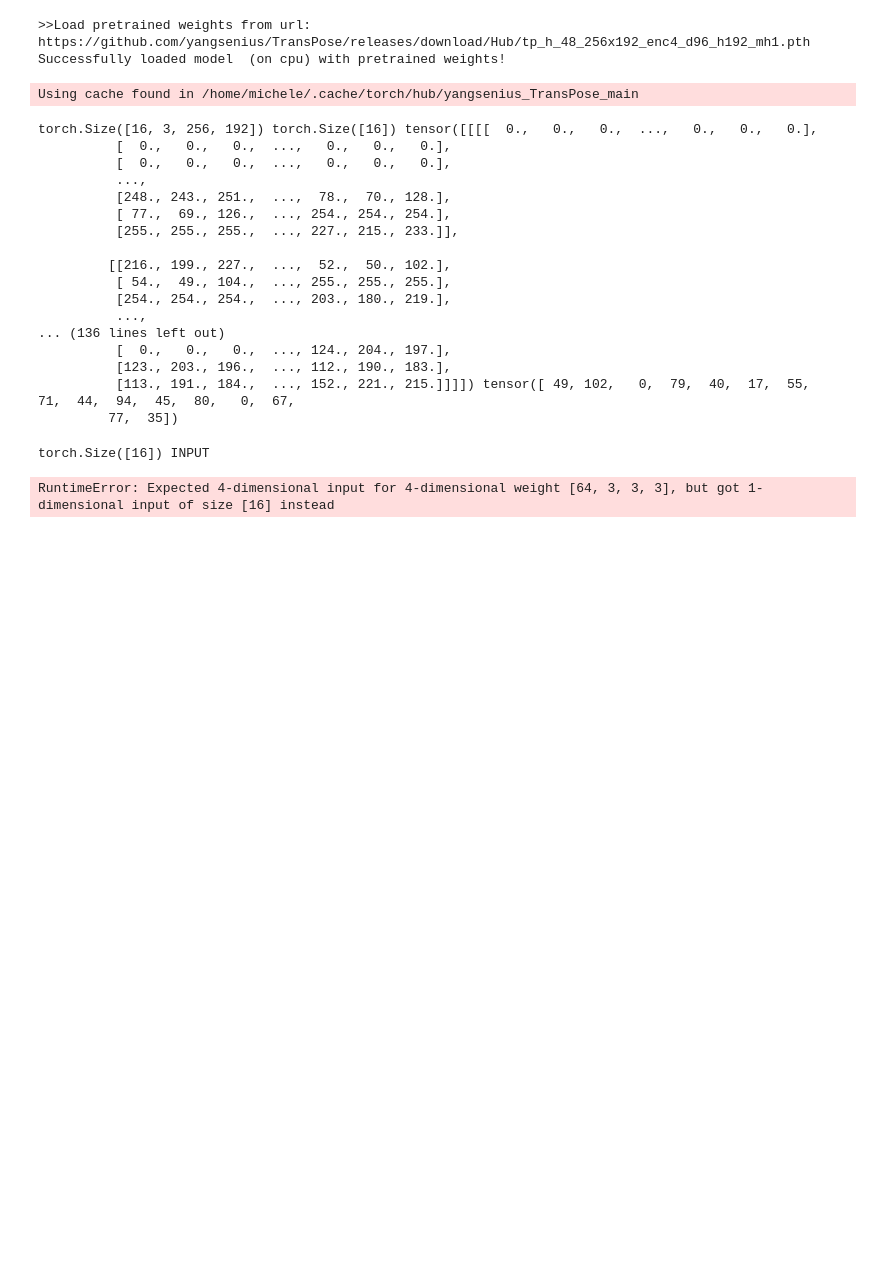
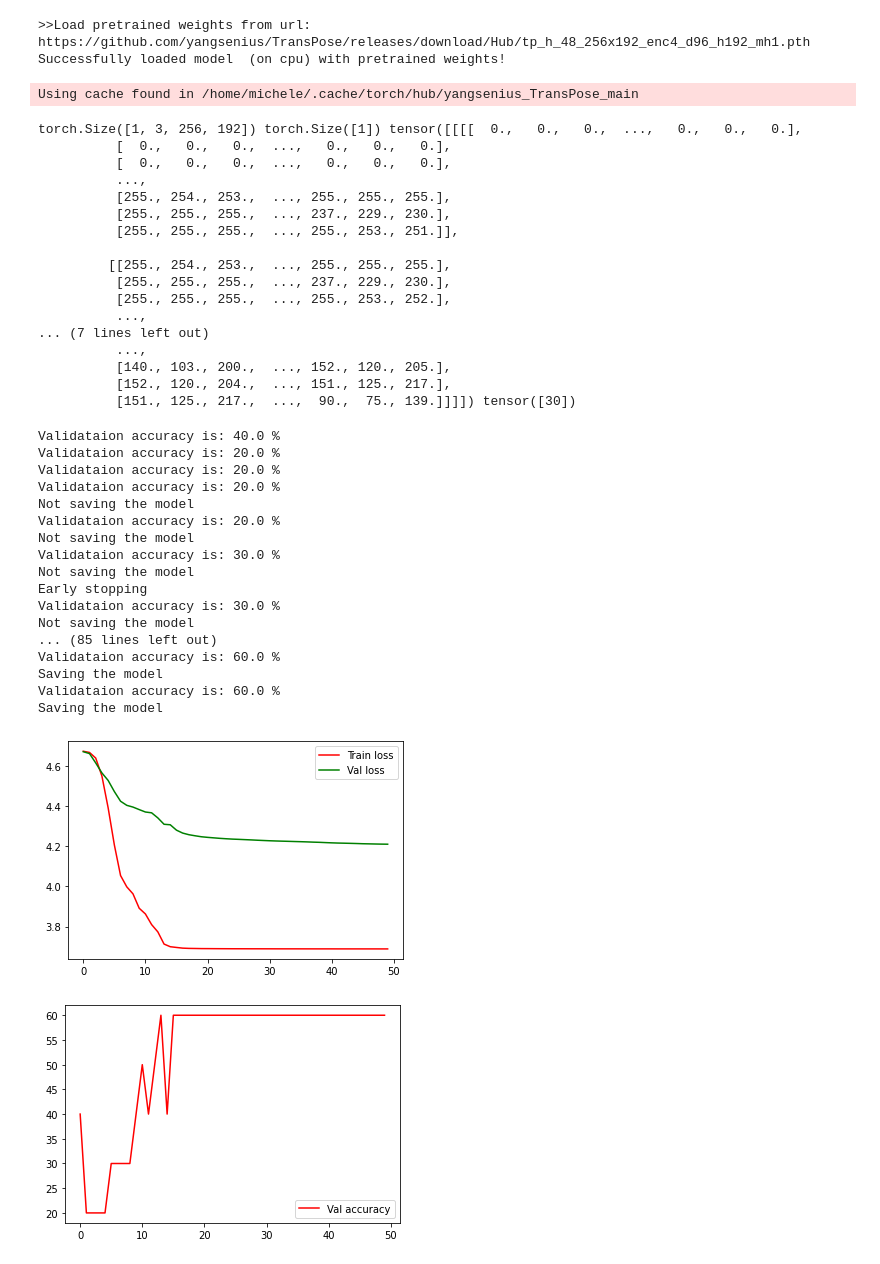
Before and after one commit to michele17284/YogaPose, a Jupyter notebook: YogaPose.ipynb, the cells around one changed output. Cells and saved outputs as stored; diff of their text form; code cells hidden in the pictures; blank space fills up the shorter version.

Commit message:
working model but too slow and doesn't learn

```diff
--- a/YogaPose.ipynb
+++ b/YogaPose.ipynb
@@ -130,6 +126,7 @@ dataset = YogaPoseDataset(DATASET_PATH)
 split_position = int((len(dataset)//10)*7)
 trainset = dataset[:split_position]
 testset = dataset[split_position:]
+trainset = dataset[:10]
 print(trainset)
 # %% [output]
 libpng warning: Ignoring incorrect cHRM white(.34575,.35855) r(.6485,.33088)g(.32121,.59787)b(.15589,.06604) when sRGB is also present
@@ -191,9 +200,9 @@ class PoseClassifier(nn.Module):
 # %%
 num_classes = 107
 model = PoseClassifier(n_class=num_classes)
-num_epochs = 30
-batch_size = 16
-learning_rate = 1e-3
+num_epochs = 50
+batch_size = 1
+learning_rate = 1e-4
 learning_rate_decay = 0.99
 params_to_update = model.parameters()
 def update_lr(optimizer, lr):
@@ -220,7 +229,8 @@ else:
 criterion = nn.CrossEntropyLoss()
 optimizer = torch.optim.Adam(params_to_update, lr=learning_rate)
 train_loader = torch.utils.data.DataLoader(dataset=trainset,batch_size=batch_size,shuffle=False,collate_fn=dataset.collate_fn)
-val_loader = torch.utils.data.DataLoader(dataset=testset,batch_size=batch_size,shuffle=False,collate_fn=dataset.collate_fn)
+#val_loader = torch.utils.data.DataLoader(dataset=testset,batch_size=batch_size,shuffle=False,collate_fn=dataset.collate_fn)
+val_loader = torch.utils.data.DataLoader(dataset=trainset,batch_size=batch_size,shuffle=False,collate_fn=dataset.collate_fn)
 # Train the model
 lr = learning_rate
 total_step = len(train_loader)
@@ -234,23 +244,23 @@ for image,label in train_loader:
     print(image.size(),label.size(),image,label)
     break
 # %% [output]
-torch.Size([16, 3, 256, 192]) torch.Size([16]) tensor([[[[  0.,   0.,   0.,  ...,   0.,   0.,   0.],
+torch.Size([1, 3, 256, 192]) torch.Size([1]) tensor([[[[  0.,   0.,   0.,  ...,   0.,   0.,   0.],
           [  0.,   0.,   0.,  ...,   0.,   0.,   0.],
           [  0.,   0.,   0.,  ...,   0.,   0.,   0.],
           ...,
-          [248., 243., 251.,  ...,  78.,  70., 128.],
-          [ 77.,  69., 126.,  ..., 254., 254., 254.],
-          [255., 255., 255.,  ..., 227., 215., 233.]],
+          [255., 254., 253.,  ..., 255., 255., 255.],
+          [255., 255., 255.,  ..., 237., 229., 230.],
+          [255., 255., 255.,  ..., 255., 253., 251.]],
 
-         [[216., 199., 227.,  ...,  52.,  50., 102.],
-          [ 54.,  49., 104.,  ..., 255., 255., 255.],
-          [254., 254., 254.,  ..., 203., 180., 219.],
+         [[255., 254., 253.,  ..., 255., 255., 255.],
+          [255., 255., 255.,  ..., 237., 229., 230.],
+          [255., 255., 255.,  ..., 255., 253., 252.],
           ...,
-... (136 lines left out)
-          [  0.,   0.,   0.,  ..., 124., 204., 197.],
-          [123., 203., 196.,  ..., 112., 190., 183.],
-          [113., 191., 184.,  ..., 152., 221., 215.]]]]) tensor([ 49, 102,   0,  79,  40,  17,  55,  71,  44,  94,  45,  80,   0,  67,
-         77,  35])
+... (7 lines left out)
+          ...,
+          [140., 103., 200.,  ..., 152., 120., 205.],
+          [152., 120., 204.,  ..., 151., 125., 217.],
+          [151., 125., 217.,  ...,  90.,  75., 139.]]]]) tensor([30])
 # %%
 model.to(device)
 params_to_update = model.parameters()
@@ -310,9 +320,13 @@ for epoch in range(num_epochs):
             labels = labels.to(device)
 
             outputs = model(images)
+            #print(outputs)
+            #print(torch.sum(outputs[0]),torch.sum(outputs[1]))
             _, predicted = torch.max(outputs.data, 1)
 
             total += labels.size(0)
+            #print("PREDICTED",predicted)
+            #print("LABELS",labels)
             correct += (predicted == labels).sum().item()
 
             loss = criterion(outputs, labels)
@@ -322,32 +336,63 @@ for epoch in range(num_epochs):
 
         accuracy = 100 * correct / total
         accuracy_val.append(accuracy)
 
         print('Validataion accuracy is: {} %'.format(accuracy))
         #################################################################################
         # TODO: Q2.b Use the early stopping mechanism from previous questions to save   #
         # the model with the best validation accuracy so-far (use best_model).          #
         #################################################################################
 
         # *****START OF YOUR CODE (DO NOT DELETE/MODIFY THIS LINE)*****
         early_stop = False
         patience = 3
         if epoch > patience - 1:
             for j in range(patience - 1):
                 if max(accuracy_val) > list(reversed(accuracy_val))[j]:
                     if "not_improving_epochs" in locals(): not_improving_epochs += 1
                     else: not_improving_epochs = 1
                     print('Not saving the model')
                 else:
                     not_improving_epochs = 0
                     best_model = model
                     print("Saving the model")
                     break
                 if not_improving_epochs >= patience:
                     early_stop = True
                     print('Early stopping')
                     break
                 break
+
+
+
+
+plt.figure(2)
+plt.plot(loss_train, 'r', label='Train loss')
+plt.plot(loss_val, 'g', label='Val loss')
+plt.legend()
+plt.show()
+
+plt.figure(3)
+plt.plot(accuracy_val, 'r', label='Val accuracy')
+plt.legend()
+plt.show()
 # %% [output]
-torch.Size([16]) INPUT
+Validataion accuracy is: 40.0 %
+Validataion accuracy is: 20.0 %
+Validataion accuracy is: 20.0 %
+Validataion accuracy is: 20.0 %
+Not saving the model
+Validataion accuracy is: 20.0 %
+Not saving the model
+Validataion accuracy is: 30.0 %
+Not saving the model
+Early stopping
+Validataion accuracy is: 30.0 %
+Not saving the model
+... (85 lines left out)
+Validataion accuracy is: 60.0 %
+Saving the model
+Validataion accuracy is: 60.0 %
+Saving the model
-RuntimeError: Expected 4-dimensional input for 4-dimensional weight [64, 3, 3, 3], but got 1-dimensional input of size [16] instead
+[figure, added]
+[figure, added]
```
Also changed, not shown: parts of 4 cells of this notebook.
